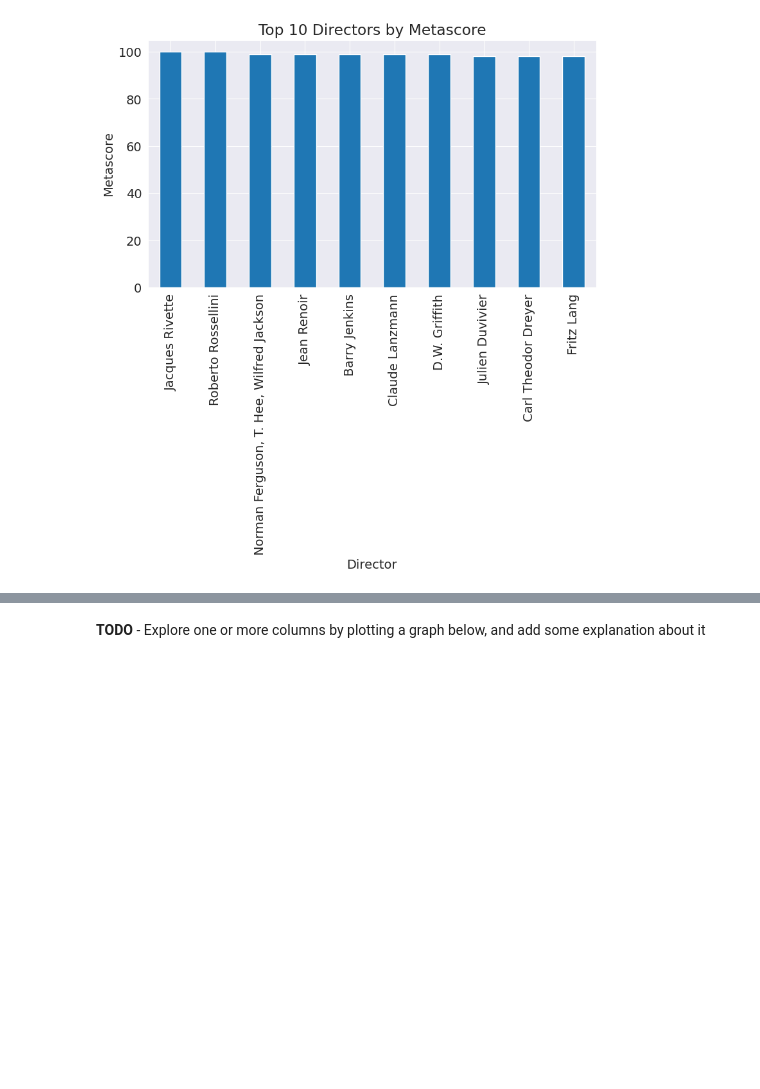
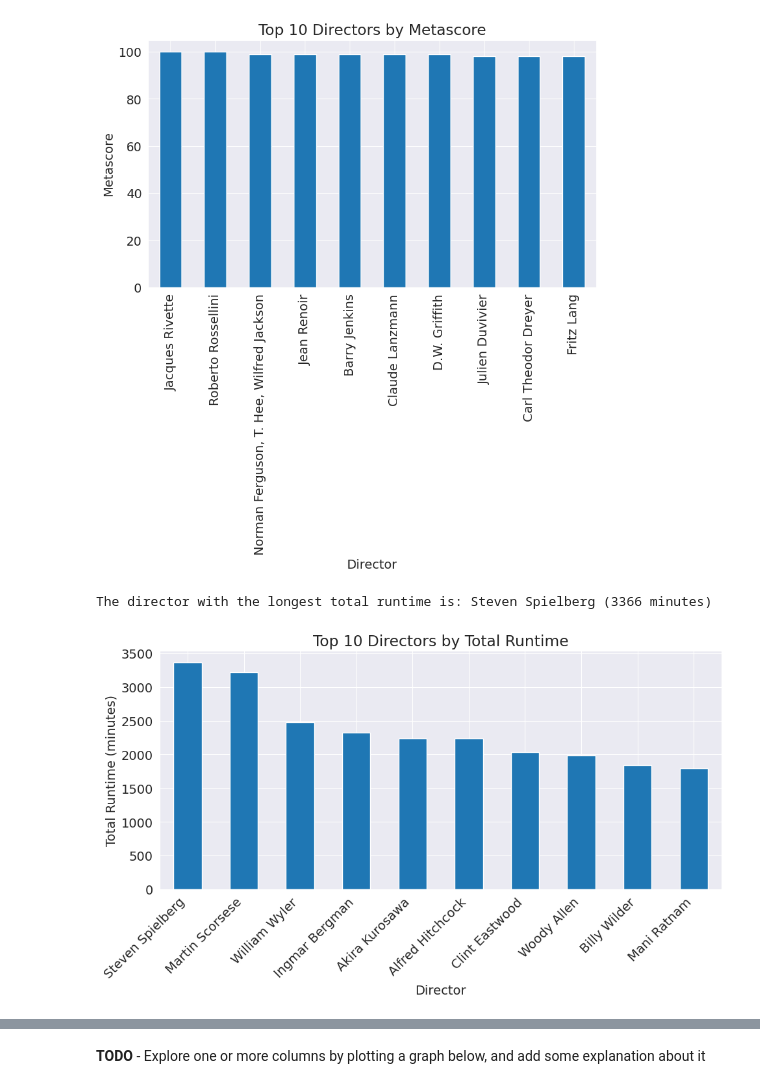
Before and after one commit to unChris666/Data-Analysis-with-Python-by-Jovian, a Jupyter notebook: Lesson/Lesson 6 - Exploratory Data Analysis - A Case Study/zerotopandas-course-project-starter-v-20/zerotopandas-course-project.ipynb, the cells around one changed output, grey strips where cells are left out. Drawn from its saved outputs; the diff is of its cells as text; code cells hidden in the pictures; blank space fills up the shorter version.

```diff
--- a/Lesson/Lesson 6 - Exploratory Data Analysis - A Case Study/zerotopandas-course-project-starter-v-20/zerotopandas-course-project.ipynb
+++ b/Lesson/Lesson 6 - Exploratory Data Analysis - A Case Study/zerotopandas-course-project-starter-v-20/zerotopandas-course-project.ipynb
@@ -519,3 +325,22 @@ plt.ylabel('Metascore')
 # %% [output]
 Text(0, 0.5, 'Metascore')
 [figure]
+# %%
+director_runtime = movies_df.groupby('Director')['Runtime Minutes'].sum()
+longest_runtime_director = director_runtime.idxmax()
+longest_runtime = director_runtime.max()
+
+print(f"The director with the longest total runtime is: {longest_runtime_director} ({longest_runtime} minutes)")
+
+# Create the bar plot
+plt.figure(figsize=(10, 6))
+director_runtime.sort_values(ascending=False).head(10).plot(kind='bar')
+plt.title('Top 10 Directors by Total Runtime')
+plt.xlabel('Director')
+plt.ylabel('Total Runtime (minutes)')
+plt.xticks(rotation=45, ha='right')
+plt.tight_layout()  # Adjust layout to prevent labels from overlapping
+plt.show()
+# %% [output]
+The director with the longest total runtime is: Steven Spielberg (3366 minutes)
+[figure, added]
```
Also changed, not shown: parts of 35 cells of this notebook.
